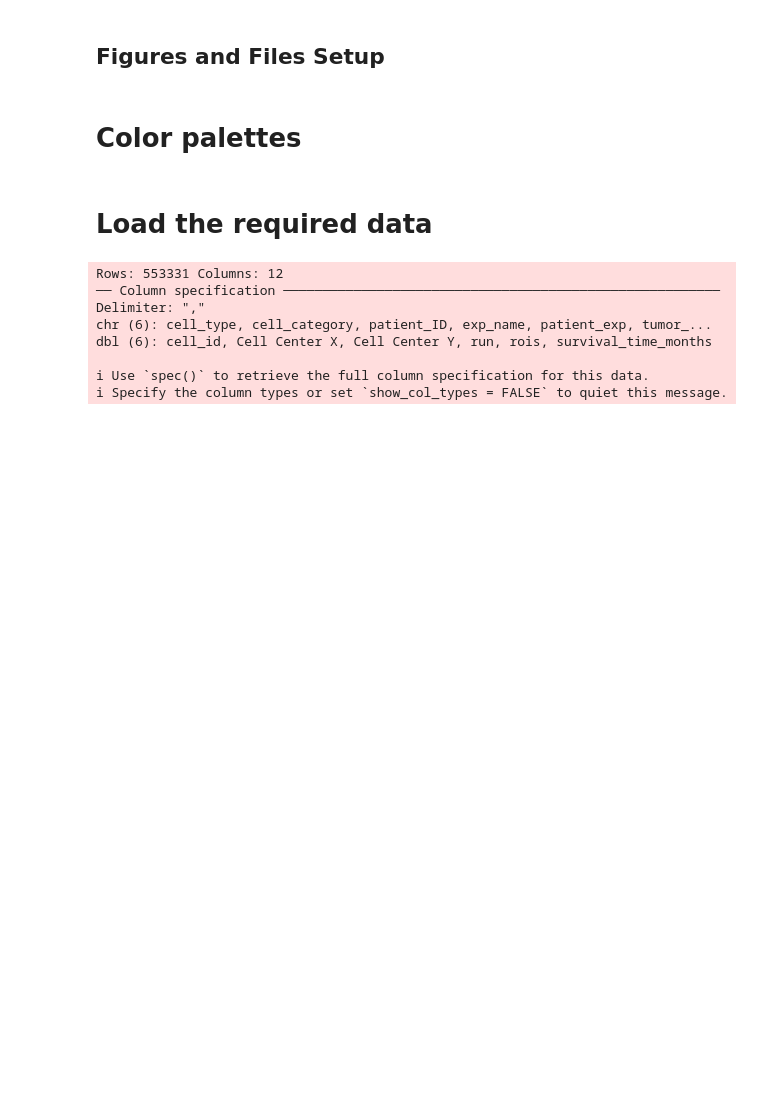
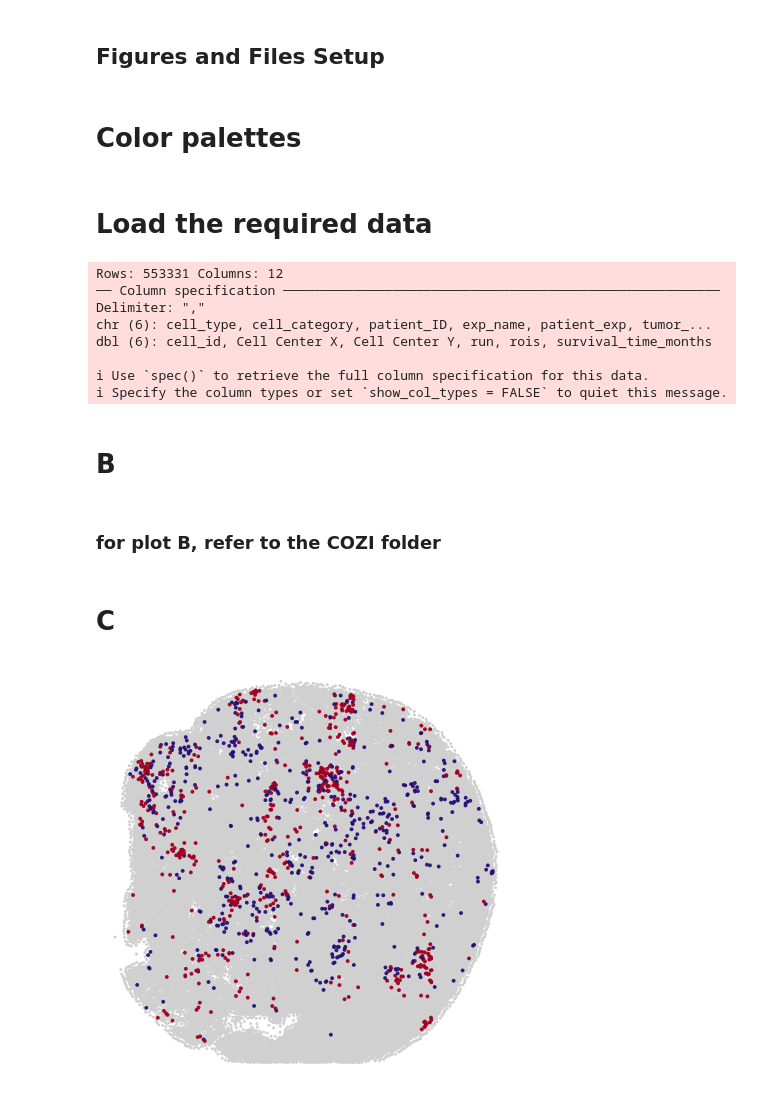
Before and after one commit to SchapiroLabor/NUT_spatial, a Jupyter notebook: figures/figure_6_R.ipynb, the cells around one changed output. Drawn from its saved outputs; the diff is of its cells as text; code cells hidden in the pictures; blank space fills up the shorter version.

```diff
--- a/figures/figure_6_R.ipynb
+++ b/figures/figure_6_R.ipynb
@@ -131,0 +150,6 @@ dbl (6): cell_id, Cell Center X, Cell Center Y, run, rois, survival_time_months
+# %% [markdown]
+# B
+# %% [markdown]
+### for plot B, refer to the COZI folder
+# %% [markdown]
+# C
@@ -131,0 +197,19 @@ dbl (6): cell_id, Cell Center X, Cell Center Y, run, rois, survival_time_months
+# %%
+exp <- "NUT_5_ROI11"
+df <- celltype_metadata %>%
+  filter(patient_exp == exp)
+
+p <- plot_highlight(
+  df,
+  pt_size_bg = 1, pt_size_fg = 1.5,
+  highlight_levels = c("MDSCs", "CD8+ T cells"))
+p
+
+ggsave(filename = file.path(results_dir, "NMC_5_ROI11_mdscscd8.pdf"),
+       plot = p,
+       width = 10,
+       height = 10,
+       dpi = 300,
+       bg = "white")
+# %% [output]
+[figure, added]
```
Also changed, not shown: parts of 9 cells of this notebook, 8 other files.
